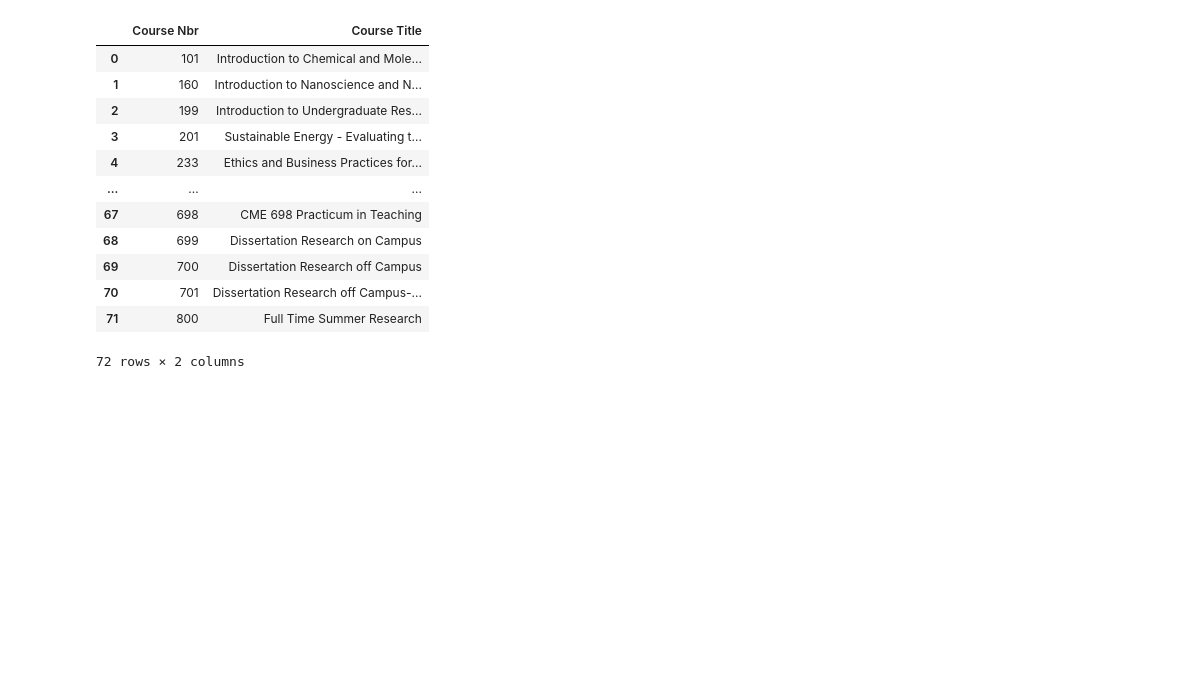
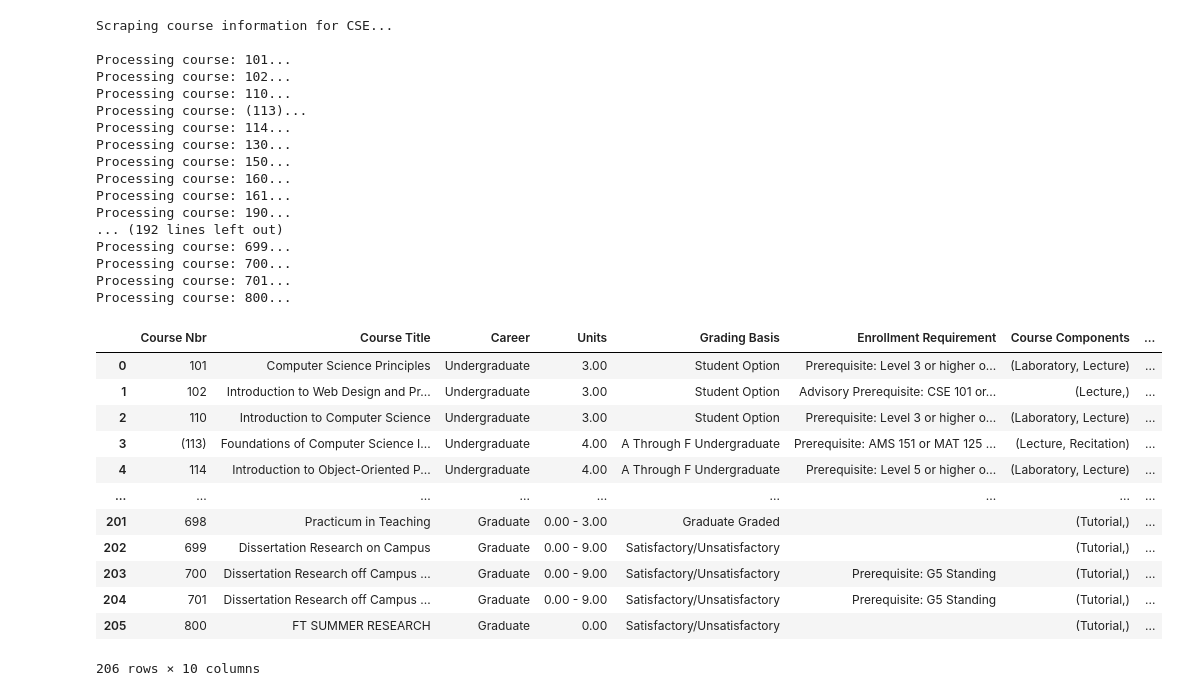
Before and after one commit to AdebayoBraimah/CSE505, a Jupyter notebook: web_data_3b.ipynb, the cells around one changed output. Cells and saved outputs as stored; diff of their text form; code cells hidden in the pictures; blank space fills up the shorter version.

Commit message:
ENH: Improved funcationality for course web scraping

```diff
--- a/web_data_3b.ipynb
+++ b/web_data_3b.ipynb
@@ -13 +12,11 @@ from typing import List
+# %%
+def _get_course_components(driver: webdriver) -> Tuple[str, ...]:
+    course_components_list: List = []
+    for num in range(0, 10):
+        try:
+            course_components_list.append(
+                driver.find_element(By.ID, f"DERIVED_CRSECAT_DESCR${num}").text
+            )
+        except NoSuchElementException:
+            return tuple(course_components_list)
 # %%
@@ -89,19 +219,36 @@ def scrape_sbu_solar(url: str, major_three_letter_code: str, wait_time: int = 10
     return df
 # %%
 url = "https://prod.ps.stonybrook.edu/psc/csprodg/EMPLOYEE/CAMP/c/COMMUNITY_ACCESS.SSS_BROWSE_CATLG.GBL?"
-# %%
-scrape_sbu_solar(url, 'cme',5)
-# %% [output]
-|  | Course Nbr | Course Title |
-| 0 | 101 | Introduction to Chemical and Mole... |
-| 1 | 160 | Introduction to Nanoscience and N... |
-| 2 | 199 | Introduction to Undergraduate Res... |
-| 3 | 201 | Sustainable Energy - Evaluating t... |
-| 4 | 233 | Ethics and Business Practices for... |
-| ... | ... | ... |
-| 67 | 698 | CME 698 Practicum in Teaching |
-| 68 | 699 | Dissertation Research on Campus |
-| 69 | 700 | Dissertation Research off Campus |
-| 70 | 701 | Dissertation Research off Campus-... |
-| 71 | 800 | Full Time Summer Research |
-72 rows × 2 columns
+# %%
+scrape_sbu_solar(url=url, major_three_letter_code="cse", wait_time=10, headless=True, verbose=True)
+# %% [output]
+Scraping course information for CSE...
+
+Processing course: 101...
+Processing course: 102...
+Processing course: 110...
+Processing course: (113)...
+Processing course: 114...
+Processing course: 130...
+Processing course: 150...
+Processing course: 160...
+Processing course: 161...
+Processing course: 190...
+... (192 lines left out)
+Processing course: 699...
+Processing course: 700...
+Processing course: 701...
+Processing course: 800...
+|  | Course Nbr | Course Title | Career | Units | Grading Basis | Enrollment Requirement | Course Components | ... |
+| 0 | 101 | Computer Science Principles | Undergraduate | 3.00 | Student Option | Prerequisite: Level 3 or higher o... | (Laboratory, Lecture) | ... |
+| 1 | 102 | Introduction to Web Design and Pr... | Undergraduate | 3.00 | Student Option | Advisory Prerequisite: CSE 101 or... | (Lecture,) | ... |
+| 2 | 110 | Introduction to Computer Science | Undergraduate | 3.00 | Student Option | Prerequisite: Level 3 or higher o... | (Laboratory, Lecture) | ... |
+| 3 | (113) | Foundations of Computer Science I... | Undergraduate | 4.00 | A Through F Undergraduate | Prerequisite: AMS 151 or MAT 125 ... | (Lecture, Recitation) | ... |
+| 4 | 114 | Introduction to Object-Oriented P... | Undergraduate | 4.00 | A Through F Undergraduate | Prerequisite: Level 5 or higher o... | (Laboratory, Lecture) | ... |
+| ... | ... | ... | ... | ... | ... | ... | ... | ... |
+| 201 | 698 | Practicum in Teaching | Graduate | 0.00 - 3.00 | Graduate Graded |  | (Tutorial,) | ... |
+| 202 | 699 | Dissertation Research on Campus | Graduate | 0.00 - 9.00 | Satisfactory/Unsatisfactory |  | (Tutorial,) | ... |
+| 203 | 700 | Dissertation Research off Campus ... | Graduate | 0.00 - 9.00 | Satisfactory/Unsatisfactory | Prerequisite: G5 Standing | (Tutorial,) | ... |
+| 204 | 701 | Dissertation Research off Campus ... | Graduate | 0.00 - 9.00 | Satisfactory/Unsatisfactory | Prerequisite: G5 Standing | (Tutorial,) | ... |
+| 205 | 800 | FT SUMMER RESEARCH | Graduate | 0.00 | Satisfactory/Unsatisfactory |  | (Tutorial,) | ... |
+206 rows × 10 columns
```
Also changed, not shown: parts of 4 cells of this notebook, 2 other files.
